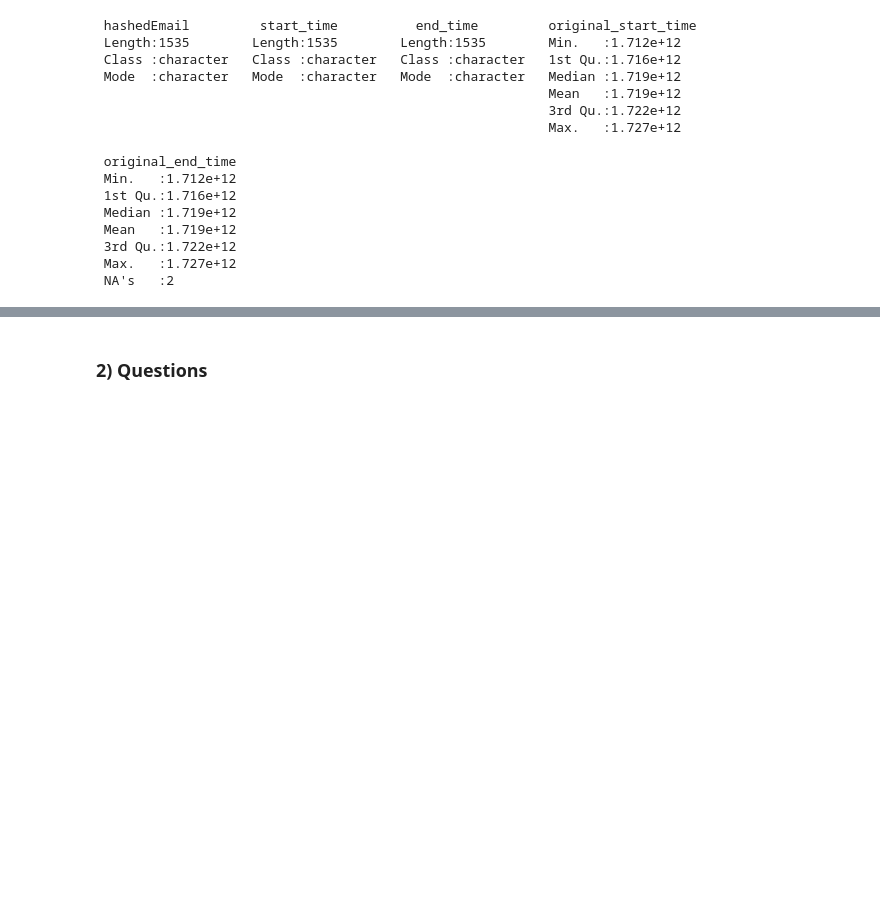
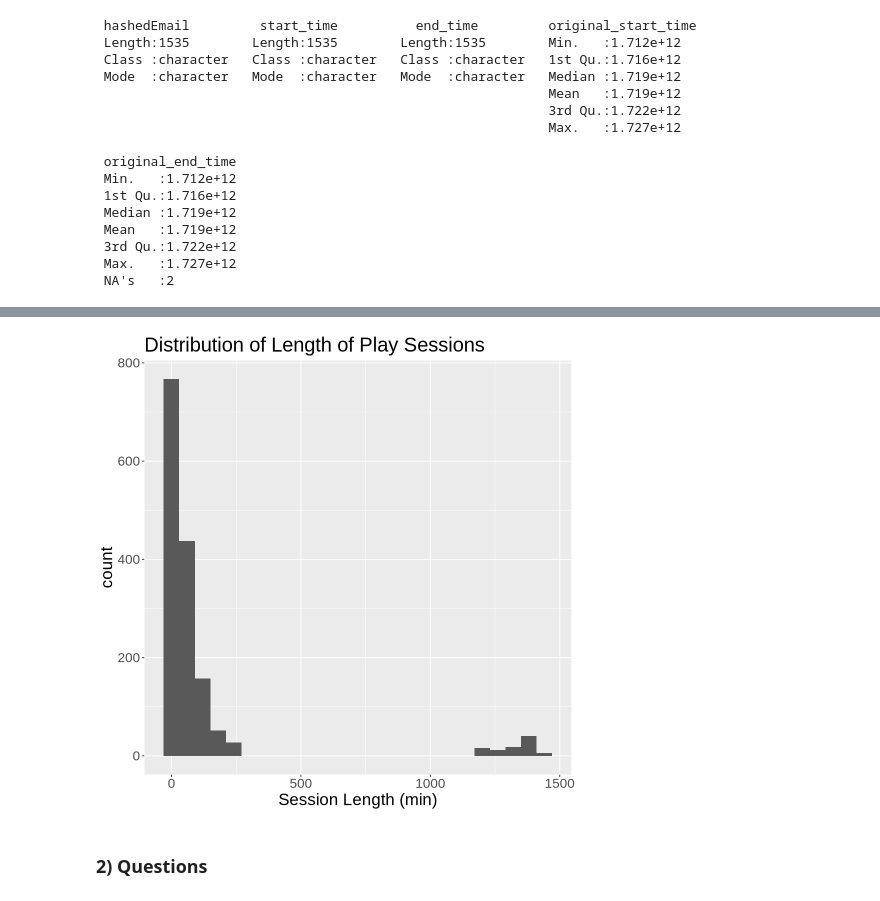
Before and after one commit to brianna-lin/DSCI_100_Individual_Project_Planning, a Jupyter notebook: individual_project_planning/individual_project_plan.ipynb, the cells around one changed output, grey strips where cells are left out. Drawn from its saved outputs; the diff is of its cells as text; code cells hidden in the pictures; blank space fills up the shorter version.

Commit message:
Added summary statistics for gender, experience and subscribers from player data; made histogram for length of sessions

```diff
--- a/individual_project_planning/individual_project_plan.ipynb
+++ b/individual_project_planning/individual_project_plan.ipynb
@@ -114,0 +163,25 @@ summary(sessions_data)
+# %%
+# separate the values in the start and end_time columns
+sessions_tidy <- sessions_data |>
+    separate(col = start_time,
+             into = c("start_date", "start_time"),
+             sep = " ") |>
+    separate(col = end_time,
+             into = c("end_date", "end_time"),
+             sep = " ")
+session_length_data <- sessions_tidy |>
+    # make new columns displaying start and end time in minutes
+    mutate(start_time_min = as.numeric(substr(start_time, 1, 2)) * 60 + as.numeric(substr(start_time, 4, 5)),
+          end_time_min = as.numeric(substr(end_time, 1, 2)) * 60 + as.numeric(substr(end_time, 4, 5))) |>
+    # subtract end minutes from start minutes to obtain length of sessions
+    mutate(session_length = abs(end_time_min - start_time_min)) |>
+    select(start_time, end_time, session_length)
+#head(session_length_data)
+options(repr.plot.width = 8, repr.plot.height = 8)
+session_length_hist <- session_length_data |>
+    ggplot(aes(x = session_length)) +
+        geom_histogram(binwidth=60) +
+        labs(x = "Session Length (min)", title = "Distribution of Length of Play Sessions") +
+        theme(text = element_text(size = 20))
+session_length_hist
+# %% [output]
@@ -115,3 +190,4 @@ summary(sessions_data)
+[figure, added]
 # %% [markdown]
 ### 2) Questions
 # %% [markdown]
```
Also changed, not shown: parts of 4 cells of this notebook.
